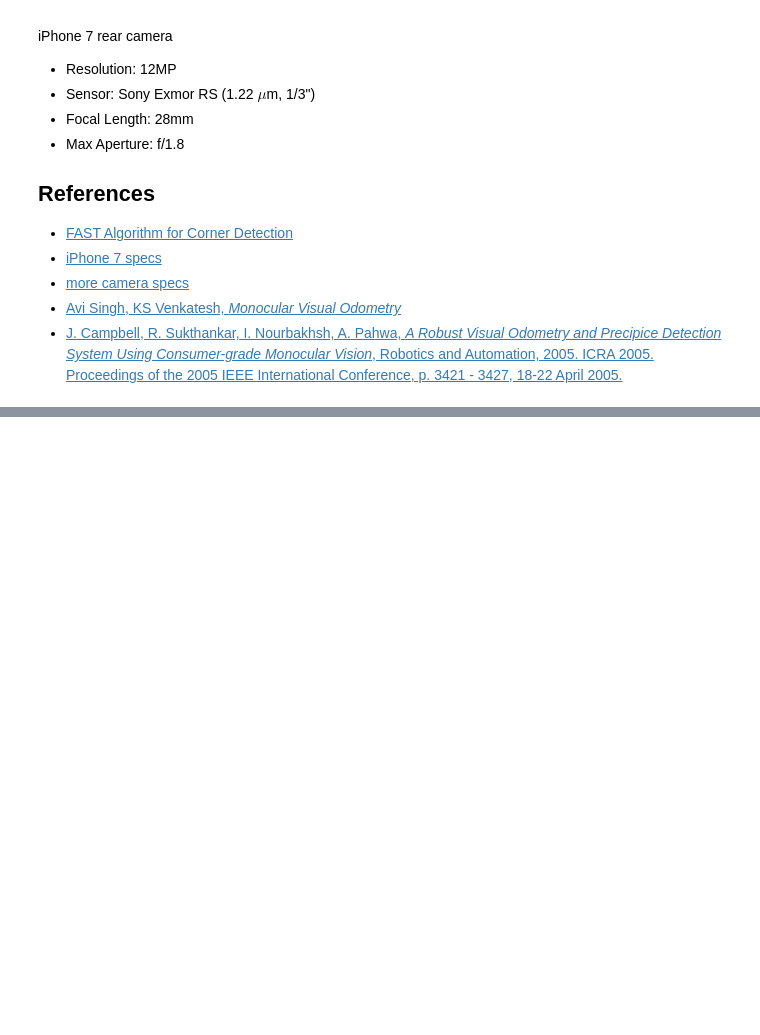
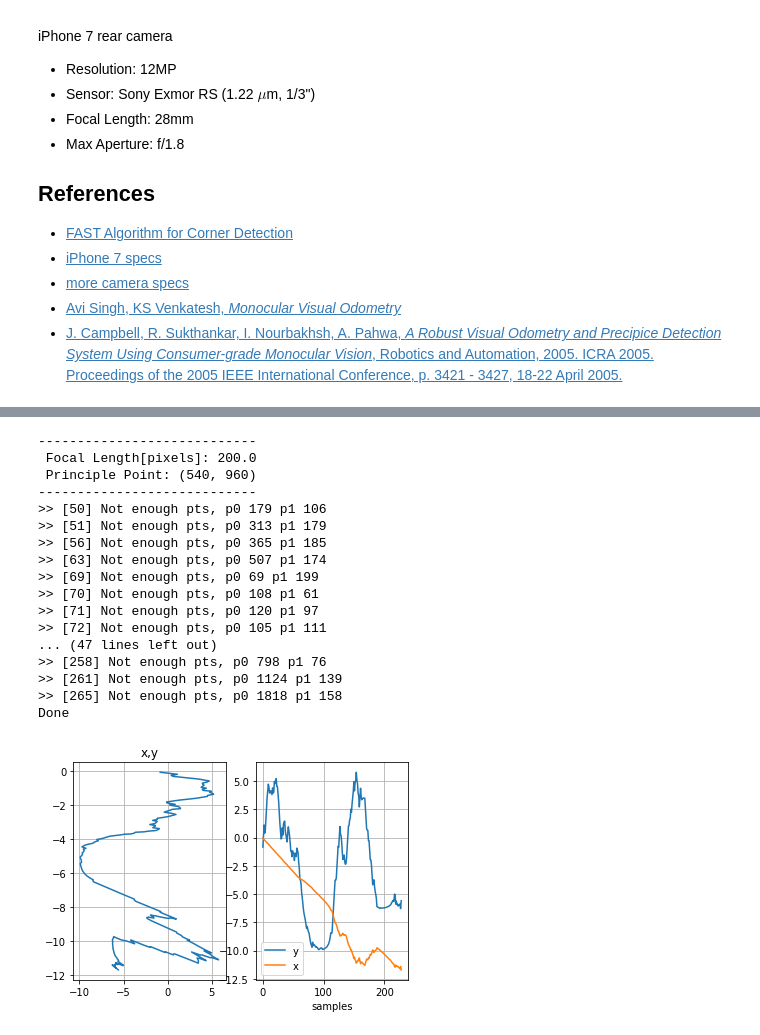
Before and after one commit to walchko/github-blog, a Jupyter notebook: source/blog/Vision/jupyter/video_odometry/video_odometry.ipynb, the cells around one changed output, grey strips where cells are left out. Saved outputs shown, nothing was run; the diff lists cells and outputs as text; code cells hidden in the pictures; blank space fills up the shorter version.

```diff
--- a/source/blog/Vision/jupyter/video_odometry/video_odometry.ipynb
+++ b/source/blog/Vision/jupyter/video_odometry/video_odometry.ipynb
@@ -413,0 +437,22 @@ def videoWrite(frames, fname='out.mp4'):
+# %%
+upts, uangles, uim = vo(ubuffer)
+plotGroundPath(upts)
+# %% [output]
+----------------------------
+ Focal Length[pixels]: 200.0
+ Principle Point: (540, 960)
+----------------------------
+>> [50] Not enough pts, p0 179 p1 106
+>> [51] Not enough pts, p0 313 p1 179
+>> [56] Not enough pts, p0 365 p1 185
+>> [63] Not enough pts, p0 507 p1 174
+>> [69] Not enough pts, p0 69 p1 199
+>> [70] Not enough pts, p0 108 p1 61
+>> [71] Not enough pts, p0 120 p1 97
+>> [72] Not enough pts, p0 105 p1 111
+... (47 lines left out)
+>> [258] Not enough pts, p0 798 p1 76
+>> [261] Not enough pts, p0 1124 p1 139
+>> [265] Not enough pts, p0 1818 p1 158
+Done
+[figure, added]
```
Also changed, not shown: parts of 8 cells of this notebook, 14 other files.
